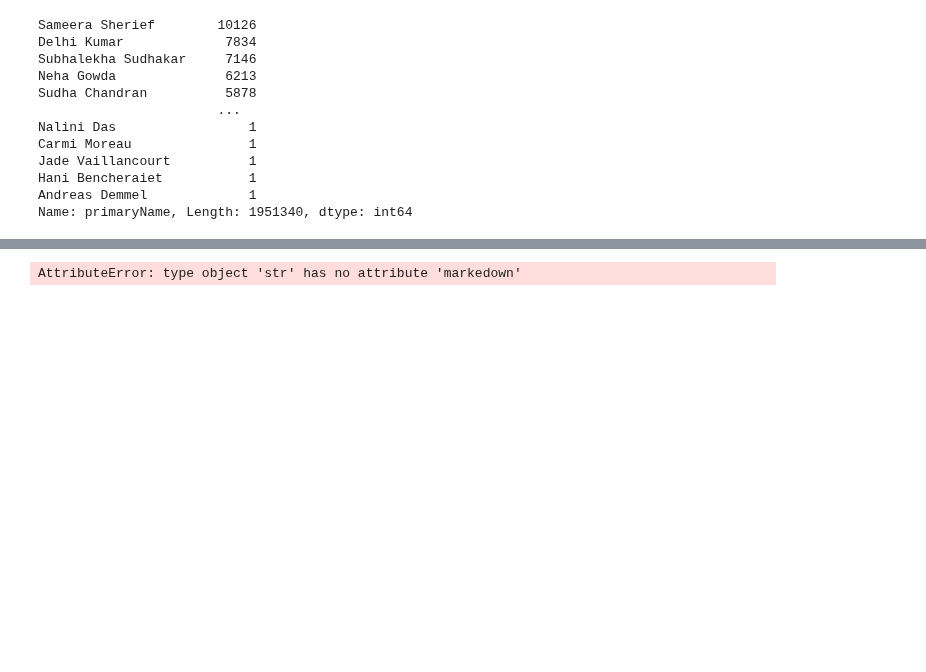
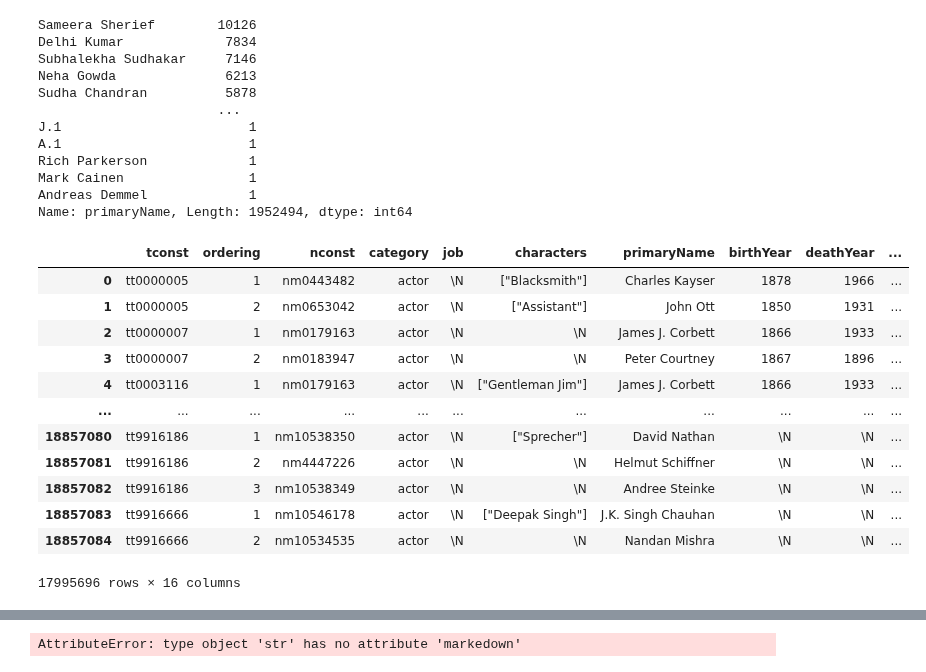
Before and after one commit to CathieLC/Wild_movie_project, a Jupyter notebook: JOSSE/most_present_actors.ipynb, the cells around one changed output, grey strips where cells are left out. Drawn from its saved outputs; the diff is of its cells as text; code cells hidden in the pictures; blank space fills up the shorter version.

Commit message:
update
filtre isAdult

```diff
--- a/JOSSE/most_present_actors.ipynb
+++ b/JOSSE/most_present_actors.ipynb
@@ -10,10 +10,11 @@ name_df = pd.read_csv("https://datasets.imdbws.com/name.basics.tsv.gz", sep="\t"
 principals_df = pd.read_csv("https://datasets.imdbws.com/title.principals.tsv.gz", sep="\t")
 # %%
 #on isole les acteurs
-df_actors = principals_df.loc[(principals_df['category']=='actor')|(principals_df['category']=='actress')]
+
+actors = principals_df[(principals_df['category'] == 'actor') | (principals_df['category'] == 'actress')]
 # %%
 #jointure pour récupérer le nom des acteurs
-list_actors = pd.merge(df_actors,name_df,how='inner')
+list_actors = pd.merge(actors,name_df,how='inner')
 # %%
 list_actors
 # %% [output]
@@ -40,16 +41,34 @@ Subhalekha Sudhakar     7146
 Neha Gowda              6213
 Sudha Chandran          5878
                        ...
-Nalini Das                 1
-Carmi Moreau               1
-Jade Vaillancourt          1
-Hani Bencheraiet           1
+J.1                        1
+A.1                        1
+Rich Parkerson             1
+Mark Cainen                1
 Andreas Demmel             1
-Name: primaryName, Length: 1951340, dtype: int64
+Name: primaryName, Length: 1952494, dtype: int64
 # %%
 movie_genre_df = pd.read_csv("https://datasets.imdbws.com/title.basics.tsv.gz", sep="\t",low_memory=False,usecols=['tconst', 'startYear','titleType', 'isAdult', 'runtimeMinutes','genres'])[['tconst','startYear', 'titleType', 'isAdult', 'runtimeMinutes','genres']]
 # %%
 #jointure pour récupérer le type d'oeuvre
 actors_titleType = pd.merge(list_actors,movie_genre_df,how='inner')
+# %%
+actors_titleType_no_adult = actors_titleType[actors_titleType['isAdult']=='0']
+# %%
+actors_titleType_no_adult
+# %% [output]
+|  | tconst | ordering | nconst | category | job | characters | primaryName | birthYear | deathYear | ... |
+| 0 | tt0000005 | 1 | nm0443482 | actor | \N | ["Blacksmith"] | Charles Kayser | 1878 | 1966 | ... |
+| 1 | tt0000005 | 2 | nm0653042 | actor | \N | ["Assistant"] | John Ott | 1850 | 1931 | ... |
+| 2 | tt0000007 | 1 | nm0179163 | actor | \N | \N | James J. Corbett | 1866 | 1933 | ... |
+| 3 | tt0000007 | 2 | nm0183947 | actor | \N | \N | Peter Courtney | 1867 | 1896 | ... |
+| 4 | tt0003116 | 1 | nm0179163 | actor | \N | ["Gentleman Jim"] | James J. Corbett | 1866 | 1933 | ... |
+| ... | ... | ... | ... | ... | ... | ... | ... | ... | ... | ... |
+| 18857080 | tt9916186 | 1 | nm10538350 | actor | \N | ["Sprecher"] | David Nathan | \N | \N | ... |
+| 18857081 | tt9916186 | 2 | nm4447226 | actor | \N | \N | Helmut Schiffner | \N | \N | ... |
+| 18857082 | tt9916186 | 3 | nm10538349 | actor | \N | \N | Andree Steinke | \N | \N | ... |
+| 18857083 | tt9916666 | 1 | nm10546178 | actor | \N | ["Deepak Singh"] | J.K. Singh Chauhan | \N | \N | ... |
+| 18857084 | tt9916666 | 2 | nm10534535 | actor | \N | \N | Nandan Mishra | \N | \N | ... |
+17995696 rows × 16 columns
 # %%
 #filtre pour ne garder que les films
```
Also changed, not shown: parts of 7 cells of this notebook.
